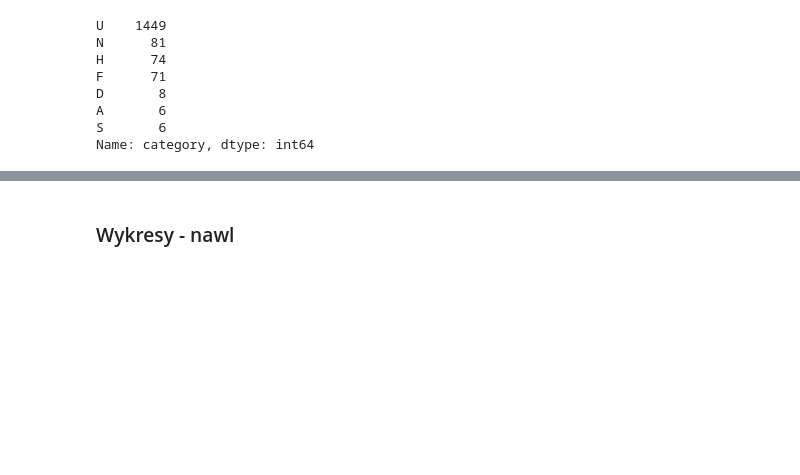
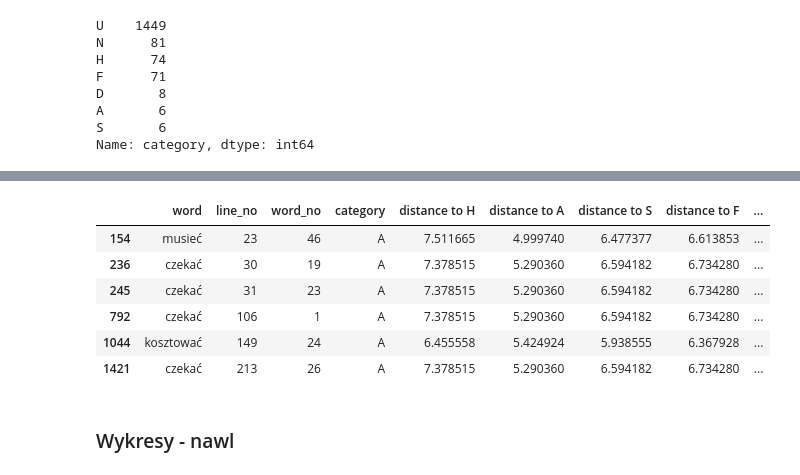
Before and after one commit to markrz12/sentiment-analysis, a Jupyter notebook: sentiment-analysis.ipynb, the cells around one changed output, grey strips where cells are left out. Drawn from its saved outputs; the diff is of its cells as text; code cells hidden in the pictures; blank space fills up the shorter version.

```diff
--- a/sentiment-analysis.ipynb
+++ b/sentiment-analysis.ipynb
@@ -224,3 +231,13 @@ Name: category, dtype: int64
+# %%
+matched_data[(matched_data.category == "A")]
+# %% [output]
+|  | word | line_no | word_no | category | distance to H | distance to A | distance to S | distance to F | ... |
+| 154 | musieć | 23 | 46 | A | 7.511665 | 4.999740 | 6.477377 | 6.613853 | ... |
+| 236 | czekać | 30 | 19 | A | 7.378515 | 5.290360 | 6.594182 | 6.734280 | ... |
+| 245 | czekać | 31 | 23 | A | 7.378515 | 5.290360 | 6.594182 | 6.734280 | ... |
+| 792 | czekać | 106 | 1 | A | 7.378515 | 5.290360 | 6.594182 | 6.734280 | ... |
+| 1044 | kosztować | 149 | 24 | A | 6.455558 | 5.424924 | 5.938555 | 6.367928 | ... |
+| 1421 | czekać | 213 | 26 | A | 7.378515 | 5.290360 | 6.594182 | 6.734280 | ... |
 # %% [markdown]
 ### Wykresy - nawl
 # %%
```
Also changed, not shown: parts of 6 cells of this notebook.
